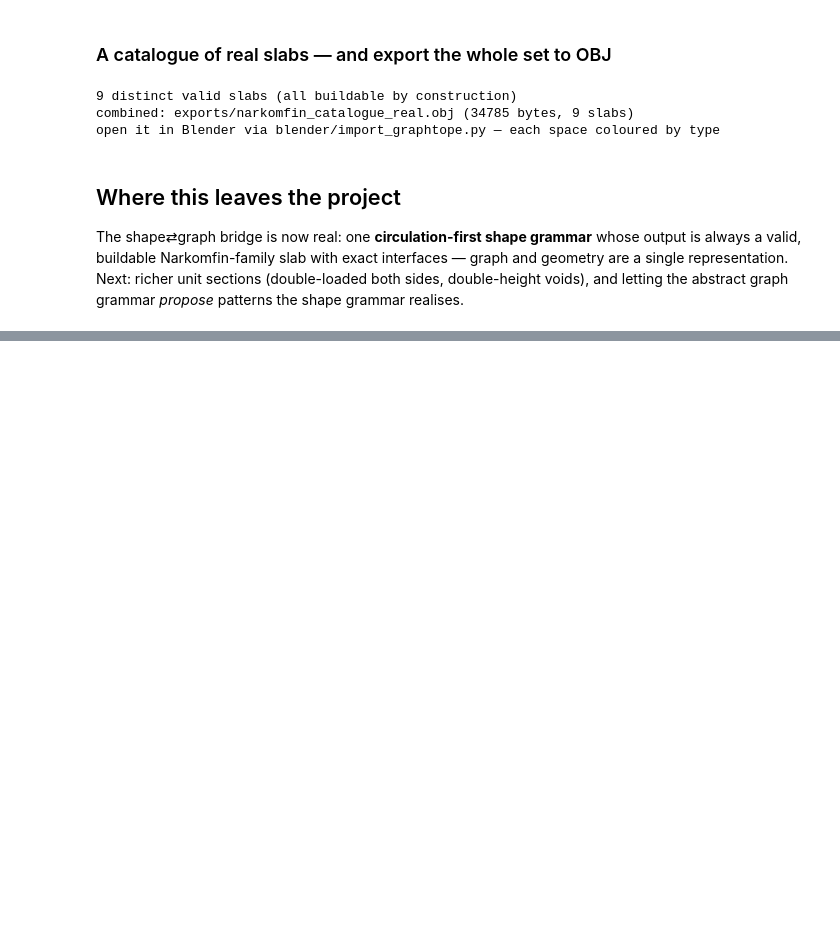
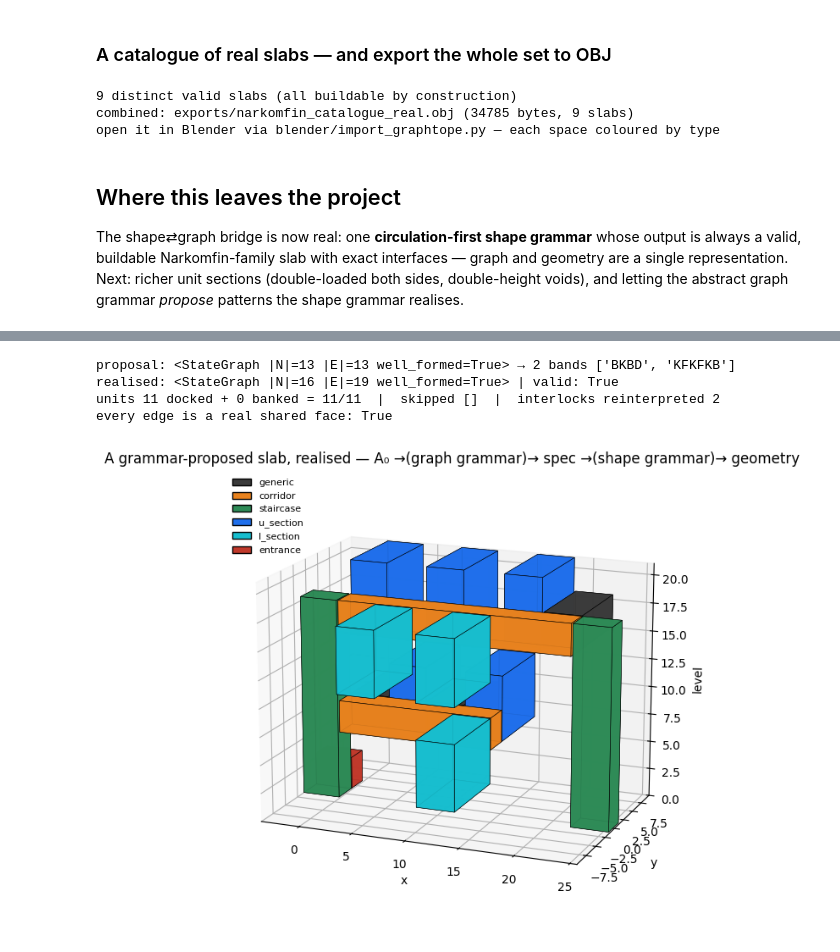
Before and after one commit to arlav/graphtope, a Jupyter notebook: notebooks/01_graphtope.ipynb, the cells around one changed output, grey strips where cells are left out. Cells and saved outputs as stored; diff of their text form; code cells hidden in the pictures; blank space fills up the shorter version.

```diff
--- a/notebooks/01_graphtope.ipynb
+++ b/notebooks/01_graphtope.ipynb
@@ -1125,0 +1142,31 @@ the shape grammar realises.
+# %%
+from graphtope import bridge, narkomfin as nf, validity, alphabet as A
+from graphtope.realise import _faces_touch
+import matplotlib.pyplot as plt
+
+d    = bridge.propose(seed=2, max_steps=8)     # abstract proposal (replayable derivation)
+spec = bridge.spec_from_graph(d.sg)            # read it into the slab's own vocabulary
+slab = bridge.realise_spec(spec)               # the shape grammar builds exact geometry
+rep  = bridge.report(d.sg, spec, slab)
+
+print("proposal:", d.sg, "→", len(spec.band_patterns), "bands", list(spec.band_patterns))
+print("realised:", slab, "| valid:", rep["valid"])
+print(f"units {rep['units_docked']} docked + {rep['rooms_banked']} banked "
+      f"= {rep['units_realised']}/{rep['units_proposed']}  |  skipped {rep['skipped']}  "
+      f"|  interlocks reinterpreted {rep['interlocks_reinterpreted']}")
+
+boxes = nf.boxes_of(slab)
+print("every edge is a real shared face:",
+      all(_faces_touch(boxes[e['src']], boxes[e['tgt']]) for e in slab.edges()))
+
+fig = plt.figure(figsize=(11,7)); ax = fig.add_subplot(111, projection="3d")
+topoview.draw_massing(slab, ax=ax, boxes=boxes, inset=0.08)
+ax.legend(handles=topoview.legend_handles(), loc="upper left", fontsize=8, frameon=False)
+ax.set_title("A grammar-proposed slab, realised — A₀ →(graph grammar)→ spec →(shape grammar)→ geometry")
+ax.view_init(elev=16, azim=-68); None
+# %% [output]
+proposal: <StateGraph |N|=13 |E|=13 well_formed=True> → 2 bands ['BKBD', 'KFKFKB']
+realised: <StateGraph |N|=16 |E|=19 well_formed=True> | valid: True
+units 11 docked + 0 banked = 11/11  |  skipped []  |  interlocks reinterpreted 2
+every edge is a real shared face: True
+[figure, added]
```
Also changed, not shown: parts of 6 cells of this notebook, 22 other files.
